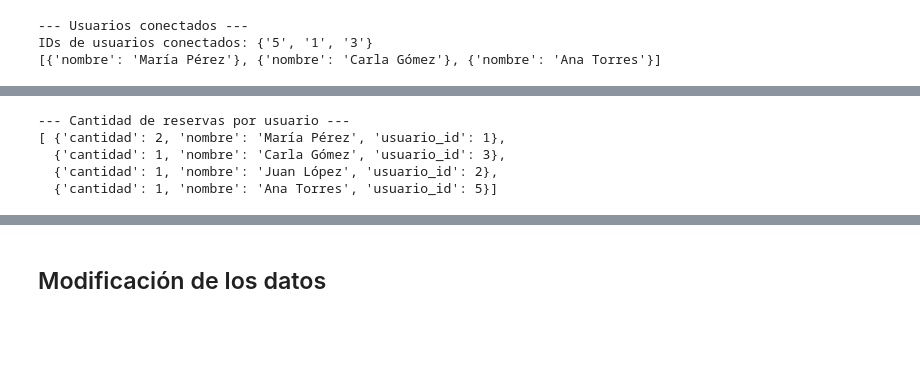
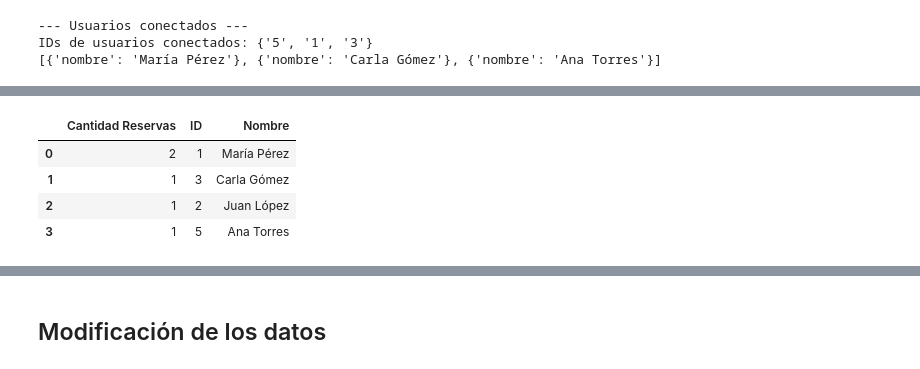
Before and after one commit to ale4l3/CDO-CienciaDeDatosIntegrador, a Jupyter notebook: notebooks/TP-Integrador.ipynb.ipynb, the cells around one changed output, grey strips where cells are left out. Drawn from its saved outputs; the diff is of its cells as text; code cells hidden in the pictures; blank space fills up the shorter version.

```diff
--- a/notebooks/TP-Integrador.ipynb.ipynb
+++ b/notebooks/TP-Integrador.ipynb.ipynb
@@ -628,48 +760,61 @@ No se encontraron actividades
 # %%
-# --- l. Mostrar la cantidad de reservas concretadas de cada usuario ---
-# Base de Datos: MongoDB (Agregación)
-print("\n--- Cantidad de reservas por usuario ---")
 # Hacemos un pipeline con una serie de etapas
-## Primer etapa, agrupamos por campo usuario_id
-## Segunda etapa, usamos $lookup para cruzar el ID del usuario con su nombre
-## Tercer etapa, desarmamos el array
+## Primero agrupamos por campo usuario_id
+## Segundo usamos $lookup para cruzar el ID del usuario con su nombre
+## Tercero desarmamos el array
 ## Cuarta etapa, proyectamos sin que se muestre el id
 ## Ultima etapa, ordenamos por el campo cantidad
 pipeline = [
     {
         "$group": {
             "_id": "$usuario_id",
             "cantidad": {"$sum": 1}
         }
     },
     {
         "$lookup": {
             "from": "usuarios",
             "localField": "_id",
             "foreignField": "usuario_id",
             "as": "datos_usuario"
         }
     },
     {"$unwind": "$datos_usuario"},
     {
         "$project": {
             "_id": 0,
             "usuario_id": "$_id",
             "nombre": "$datos_usuario.nombre",
             "cantidad": 1
         }
     },
     {"$sort": {"cantidad": -1}}
 ]
 
 reservas_por_usuario = list(db.reservas.aggregate(pipeline))
-pp.pprint(reservas_por_usuario)
+
+# Convertimos la lista en un DataFrame si hay reservas
+if not reservas_por_usuario:
+    print("No se encontraron reservas para agregar.")
+else:
+    df = pd.DataFrame(reservas_por_usuario)
+
+    # Renombrar columnas para que se vean mejor
+    df = df.rename(columns={
+        "usuario_id": "ID",
+        "nombre": "Nombre",
+        "cantidad": "Cantidad Reservas"
+    })
+
+    # Mostramos con display la tabla HTML para el notebook
+    display(df)
+
 print()
 # %% [output]
---- Cantidad de reservas por usuario ---
-[ {'cantidad': 2, 'nombre': 'María Pérez', 'usuario_id': 1},
-  {'cantidad': 1, 'nombre': 'Carla Gómez', 'usuario_id': 3},
-  {'cantidad': 1, 'nombre': 'Juan López', 'usuario_id': 2},
-  {'cantidad': 1, 'nombre': 'Ana Torres', 'usuario_id': 5}]
+|  | Cantidad Reservas | ID | Nombre |
+| 0 | 2 | 1 | María Pérez |
+| 1 | 1 | 3 | Carla Gómez |
+| 2 | 1 | 2 | Juan López |
+| 3 | 1 | 5 | Ana Torres |
 # %% [markdown]
 ### Generación de estadísticas
```
Also changed, not shown: parts of 47 cells of this notebook.
